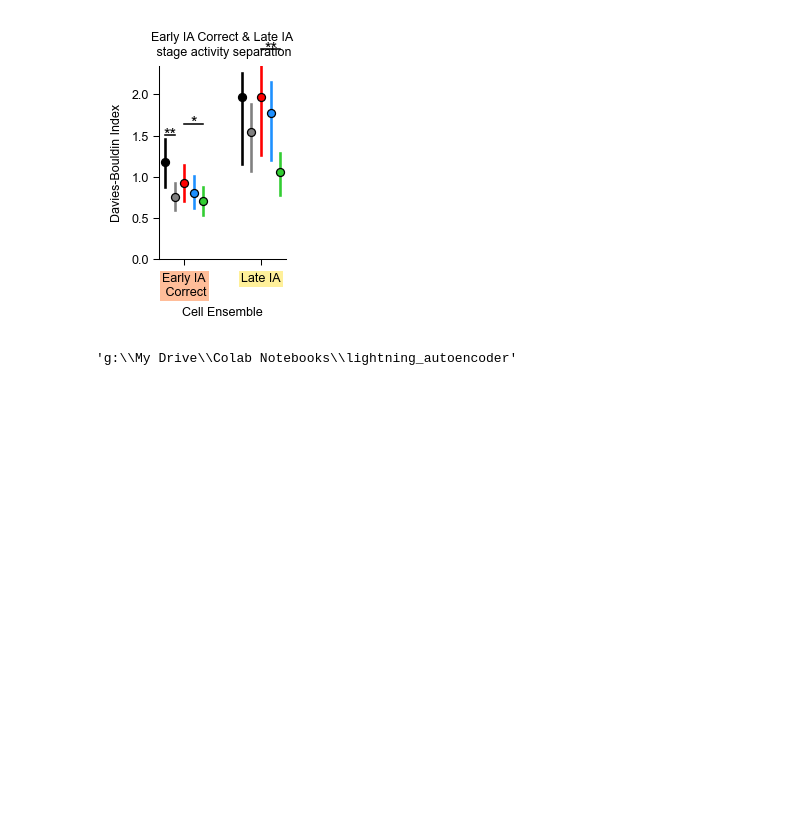
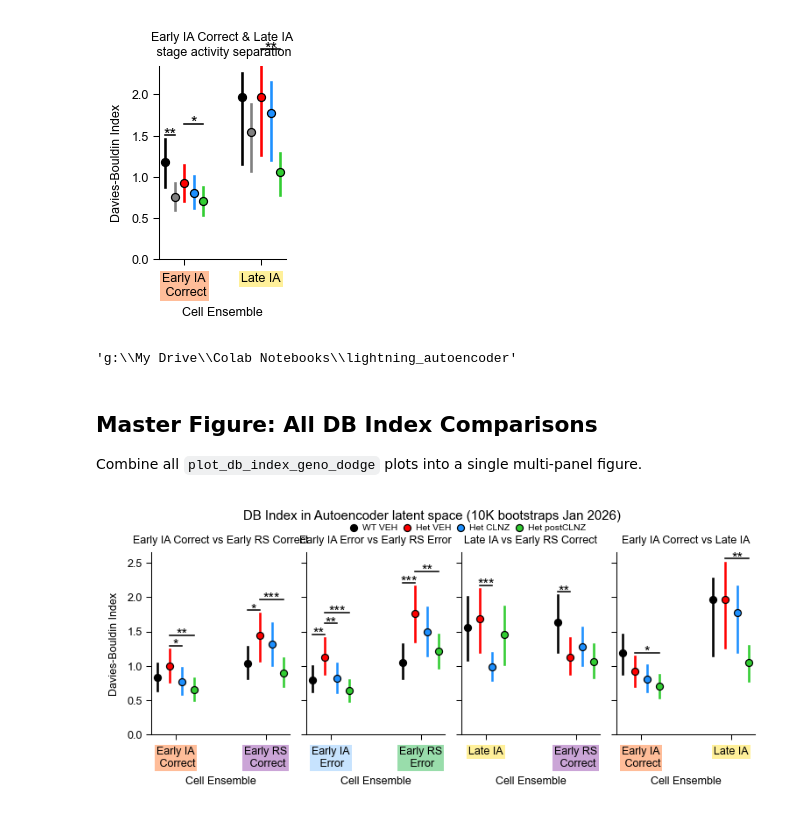
Before and after one commit to cjohnsoncruz/lightning_autoencoder, a Jupyter notebook: autoencoder_training_cloud_plot_results_v1.ipynb, the cells around one changed output. Saved outputs shown, nothing was run; the diff lists cells and outputs as text; code cells hidden in the pictures; blank space fills up the shorter version.

```diff
--- a/autoencoder_training_cloud_plot_results_v1.ipynb
+++ b/autoencoder_training_cloud_plot_results_v1.ipynb
@@ -959,3 +958,50 @@ Output saved to g:\My Drive\Colab Notebooks\lightning_autoencoder/output/most_re
 os.getcwd()
 # %% [output]
 'g:\\My Drive\\Colab Notebooks\\lightning_autoencoder'
+# %% [markdown]
+## Master Figure: All DB Index Comparisons
+
+Combine all `plot_db_index_geno_dodge` plots into a single multi-panel figure.
+# %%
+# Define all comparisons to include in master figure
+# Main figure comparisons (4 genotypes)
+main_comparisons = [
+    'Early_IA_Correct_v_Early_RS_Correct',
+    'Early_IA_Error_v_Early_RS_Error',
+    'Late_IA_v_Early_RS_Correct',
+    'Early_IA_Correct_v_Late_IA',
+]
+
+# Create master figure with subfigures
+n_comparisons = len(main_comparisons)
+fig, axes = plt.subplots(nrows=1, ncols=n_comparisons,
+                         figsize=(n_comparisons * 1.25, 2), layout='constrained', sharey=True)
+# Store all posthoc results
+all_posthoc = []
+# Plot each comparison in a subfigure
+for ax, comparison in zip(axes, main_comparisons):
+    df_comparison = plot_df.loc[(plot_df[compared_col] == comparison), :]
+    ensemble_subset = df_comparison[ens_col].unique()
+
+    posthoc_df = plot_db_index_geno_dodge(
+        ax, comparison, ensemble_subset, score_df,
+        ylim=[0, 2.65], scale=1.0, dodge=0.4,
+        add_legend=(ax == axes[-1])  # Legend only on last subplot
+    )
+    all_posthoc.append(posthoc_df)
+
+    # Clean up title for subfigure
+    title = comparison.replace('_v_', ' vs ').replace('_', ' ')
+    ax.set_title(title, )
+    # Only show y-label on first subplot
+    if ax != axes[0]:
+        ax.set_ylabel('')
+
+fig.suptitle('DB Index in Autoencoder latent space (10K bootstraps Jan 2026)',y=1.075)
+# Save master figure
+fig_name = "Master_Figure_All_DB_Index_Comparisons_main_genos"
+# [fig.savefig(fig_output + fig_name + f".{fig_type}", dpi=300, bbox_inches='tight')
+#  for fig_type in ['png', 'svg', 'pdf']]
+# print(f"Saved: {fig_name}")
+# %% [output]
+[figure, added]
```
Also changed, not shown: parts of 3 cells of this notebook, 7 other files.
